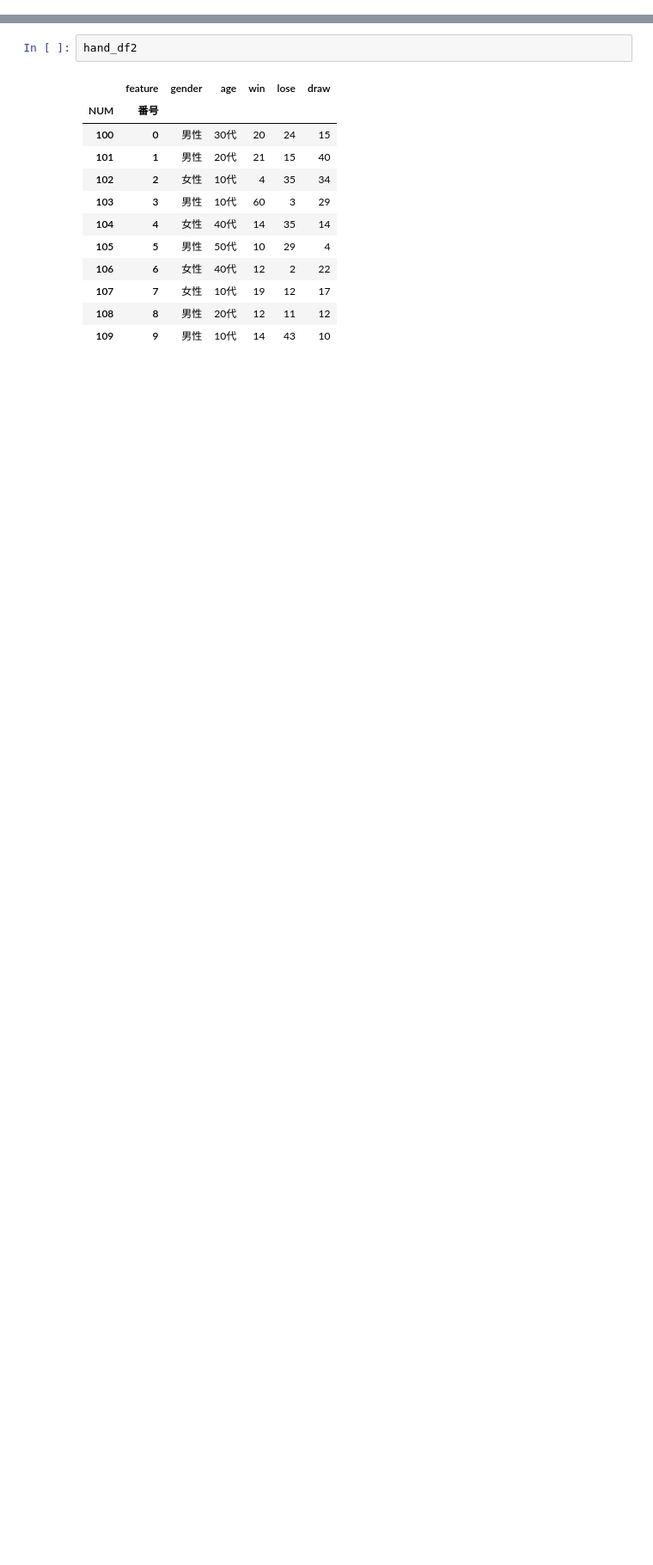
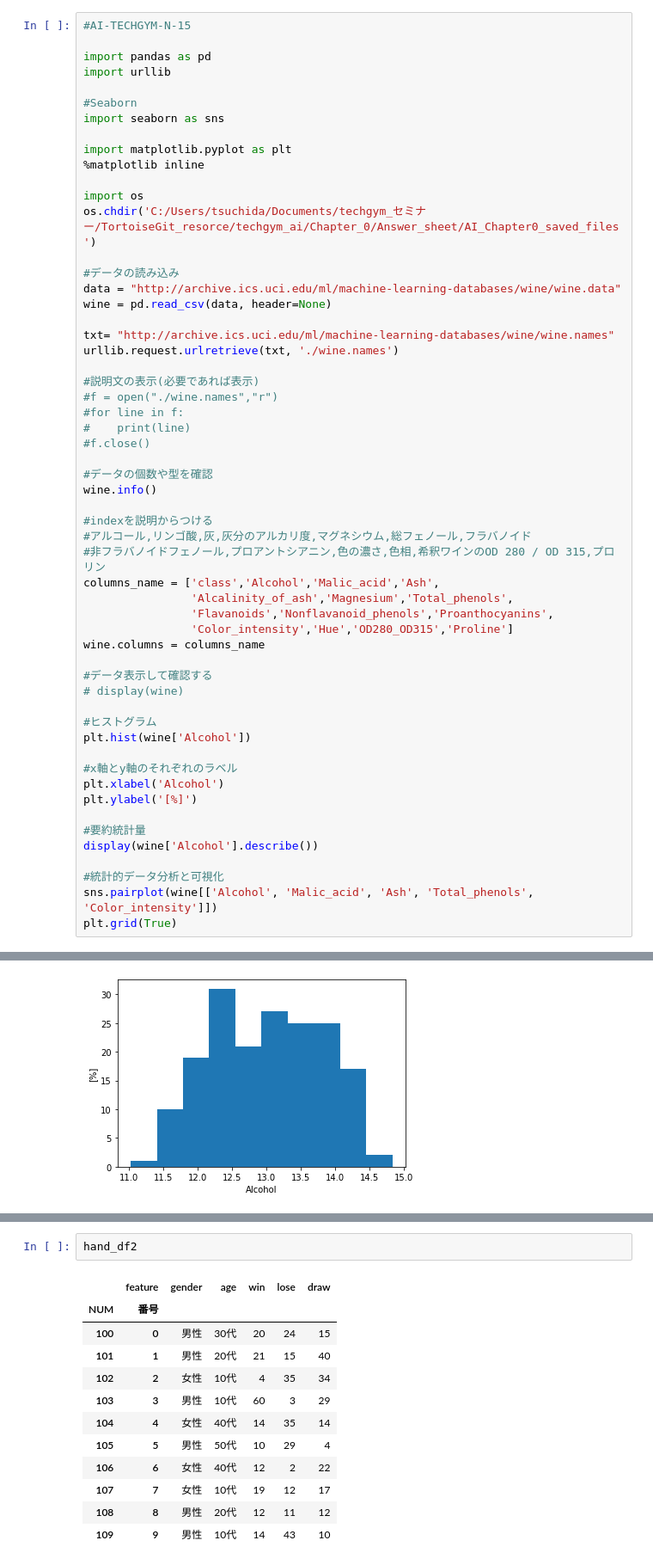
Before and after one commit to tsuchida5030/techgym_ai, a Jupyter notebook: Chapter_0/AI_running.ipynb, the cells around one changed output, grey strips where cells are left out. Shown at 86% size. Saved outputs shown, nothing was run; the diff lists cells and outputs as text; blank space fills up the shorter version.

```diff
--- a/Chapter_0/AI_running.ipynb
+++ b/Chapter_0/AI_running.ipynb
@@ -81,0 +1,57 @@ Name: draw, dtype: int64
+# %%
+#AI-TECHGYM-N-15
+
+import pandas as pd
+import urllib
+
+#Seaborn
+import seaborn as sns
+
+import matplotlib.pyplot as plt
+%matplotlib inline
+
+import os
+os.chdir('C:/Users/tsuchida/Documents/techgym_セミナー/TortoiseGit_resorce/techgym_ai/Chapter_0/Answer_sheet/AI_Chapter0_saved_files')
+
+#データの読み込み
+data = "http://archive.ics.uci.edu/ml/machine-learning-databases/wine/wine.data"
+wine = pd.read_csv(data, header=None)
+
+txt= "http://archive.ics.uci.edu/ml/machine-learning-databases/wine/wine.names"
+urllib.request.urlretrieve(txt, './wine.names')
+
+#説明文の表示(必要であれば表示)
+#f = open("./wine.names","r")
+#for line in f:
+#    print(line)
+#f.close()
+
+#データの個数や型を確認
+wine.info()
+
+#indexを説明からつける
+#アルコール,リンゴ酸,灰,灰分のアルカリ度,マグネシウム,総フェノール,フラバノイド
+#非フラバノイドフェノール,プロアントシアニン,色の濃さ,色相,希釈ワインのOD 280 / OD 315,プロリン
+columns_name = ['class','Alcohol','Malic_acid','Ash',
+                'Alcalinity_of_ash','Magnesium','Total_phenols',
+                'Flavanoids','Nonflavanoid_phenols','Proanthocyanins',
+                'Color_intensity','Hue','OD280_OD315','Proline']
+wine.columns = columns_name
+
+#データ表示して確認する
+# display(wine)
+
+#ヒストグラム
+plt.hist(wine['Alcohol'])
+
+#x軸とy軸のそれぞれのラベル
+plt.xlabel('Alcohol')
+plt.ylabel('[%]')
+
+#要約統計量
+display(wine['Alcohol'].describe())
+
+#統計的データ分析と可視化
+sns.pairplot(wine[['Alcohol', 'Malic_acid', 'Ash', 'Total_phenols', 'Color_intensity']])
+plt.grid(True)
+# %% [output]
@@ -81,0 +86 @@ Name: draw, dtype: int64
+[figure, added]
```
Also changed, not shown: parts of 2 cells of this notebook, 9 other files.
